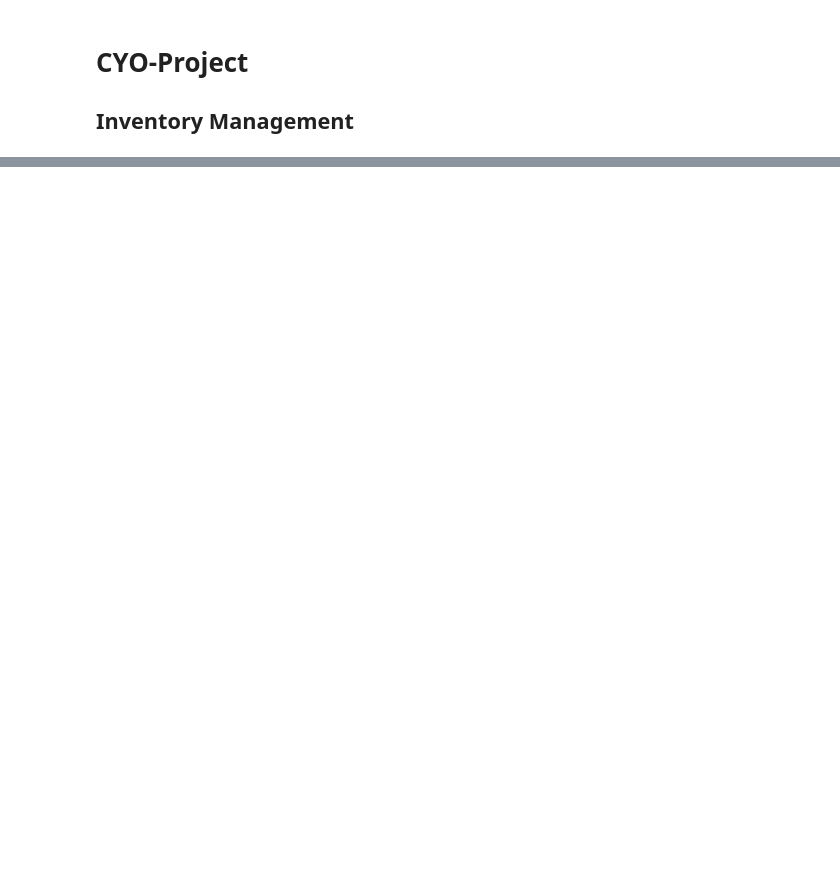
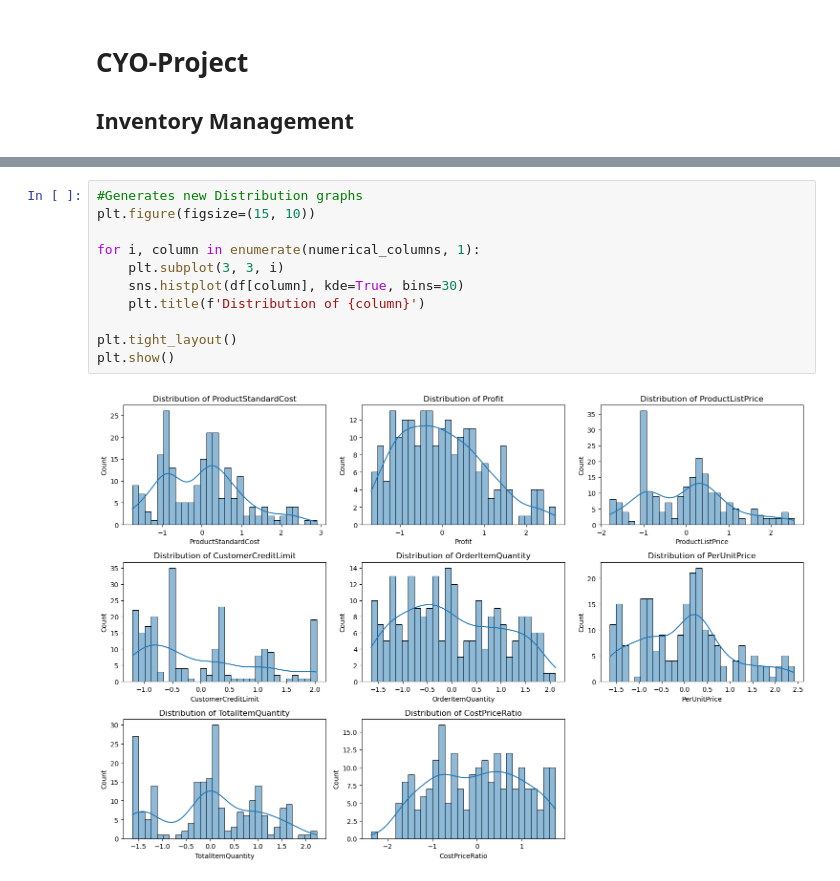
Before and after one commit to KCSchmutz/MLG382_CYO_PROJ_GroupX, a Jupyter notebook: notebooks/MLG382_CYO_PROJ_GroupX.ipynb, the cells around one changed output, grey strips where cells are left out. Drawn from its saved outputs; the diff is of its cells as text; blank space fills up the shorter version.

```diff
--- a/notebooks/MLG382_CYO_PROJ_GroupX.ipynb
+++ b/notebooks/MLG382_CYO_PROJ_GroupX.ipynb
@@ -167,0 +121,13 @@ while True:
+# %%
+#Generates new Distribution graphs
+plt.figure(figsize=(15, 10))
+
+for i, column in enumerate(numerical_columns, 1):
+    plt.subplot(3, 3, i)
+    sns.histplot(df[column], kde=True, bins=30)
+    plt.title(f'Distribution of {column}')
+
+plt.tight_layout()
+plt.show()
+# %% [output]
+[figure, added]
```
Also changed, not shown: parts of 23 cells of this notebook, 21 other files.
